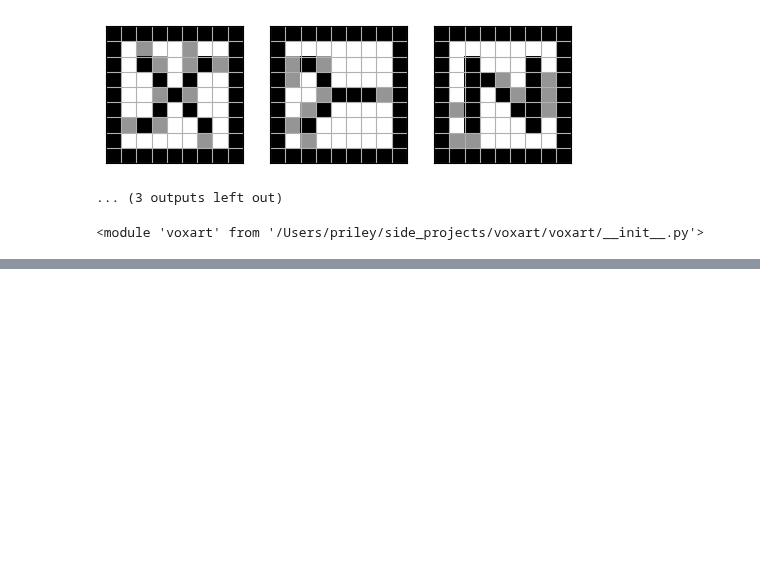
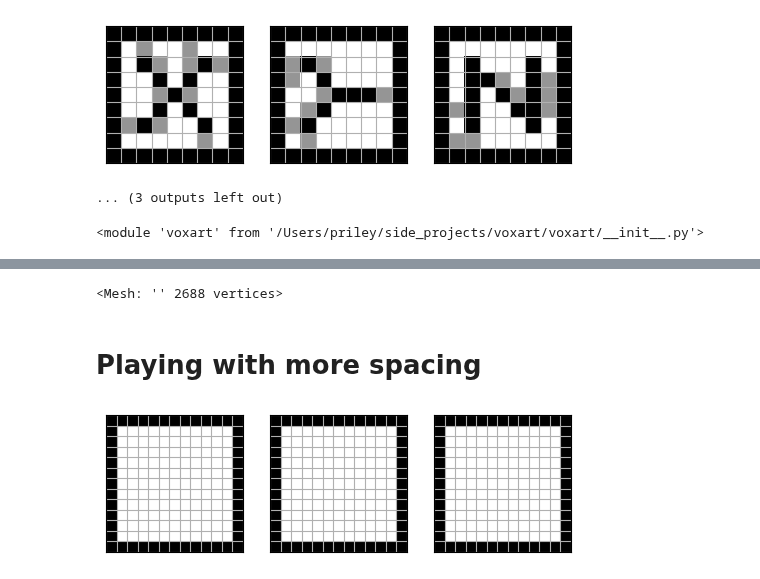
Before and after one commit to pfrstg/voxart, a Jupyter notebook: notebooks/dev.ipynb, the cells around one changed output, grey strips where cells are left out. Cells and saved outputs as stored; diff of their text form; code cells hidden in the pictures; blank space fills up the shorter version.

Commit message:
Add Design.add_frame and search random_clear_front

```diff
--- a/notebooks/dev.ipynb
+++ b/notebooks/dev.ipynb
@@ -1092,0 +1084,18 @@ sparse_design_stl.save("/Users/priley/tmp/test_design_v2.stl", mode=stl.Mode.ASC
+# %%
+meshes = []
+for vox in zip(*np.where(v2.voxels == voxart.FILLED)):
+    meshes.append(vox_to_stl(vox))
+sparse_design_stl = stl.mesh.Mesh(np.concatenate([m.data for m in meshes]))
+display(sparse_design_stl)
+sparse_design_stl.save("/Users/priley/tmp/test_design_v2.stl", mode=stl.Mode.ASCII)
+# %% [output]
+<Mesh: '' 2688 vertices>
+# %% [markdown]
+# Playing with more spacing
+# %%
+goal13 = voxart.Goal.from_size(13)
+goal13.add_frame()
+display(goal13.fig())
+goal13.to_image().save("empty13.png")
+# %% [output]
+[figure, added]
```
Also changed, not shown: parts of 82 cells of this notebook, 5 other files.
